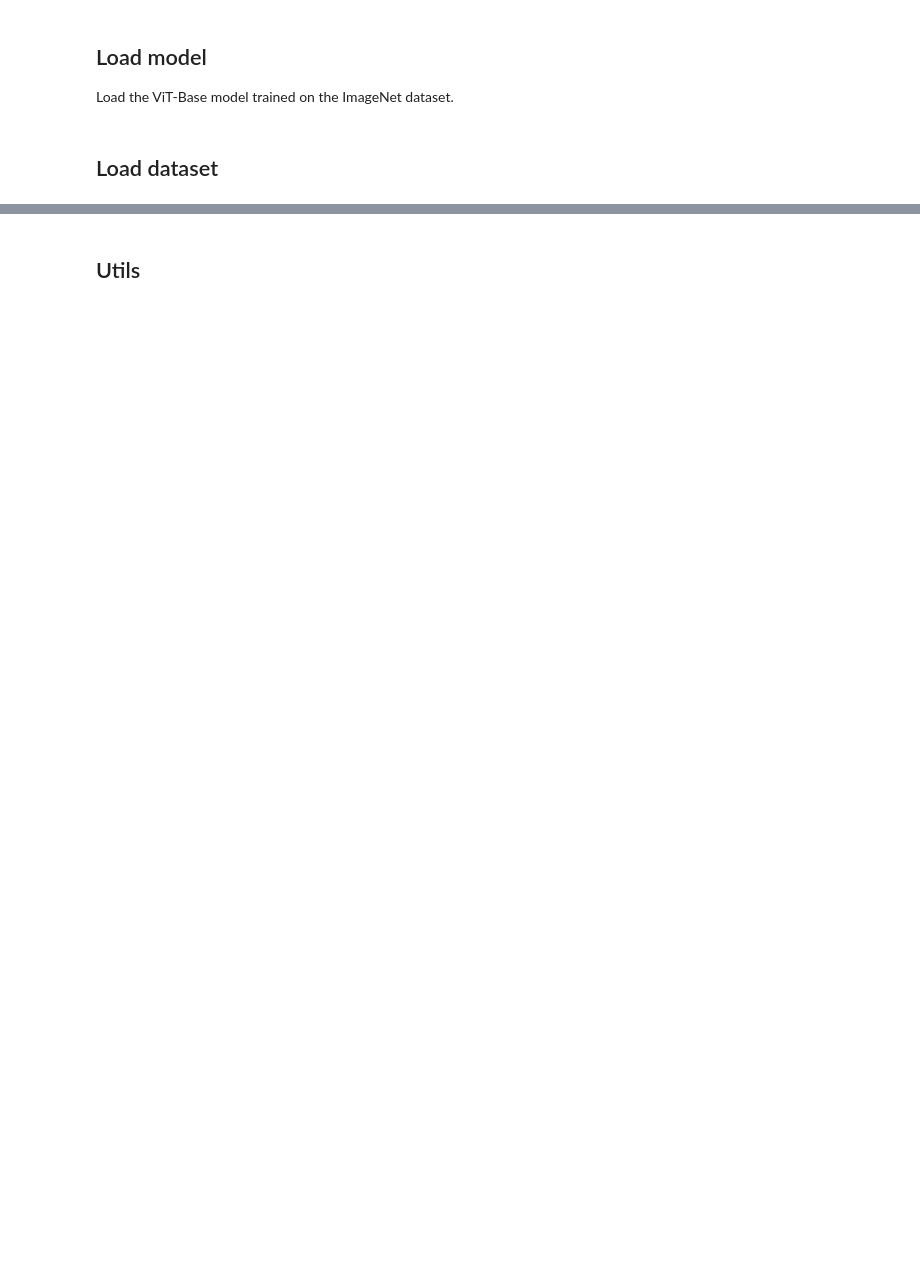
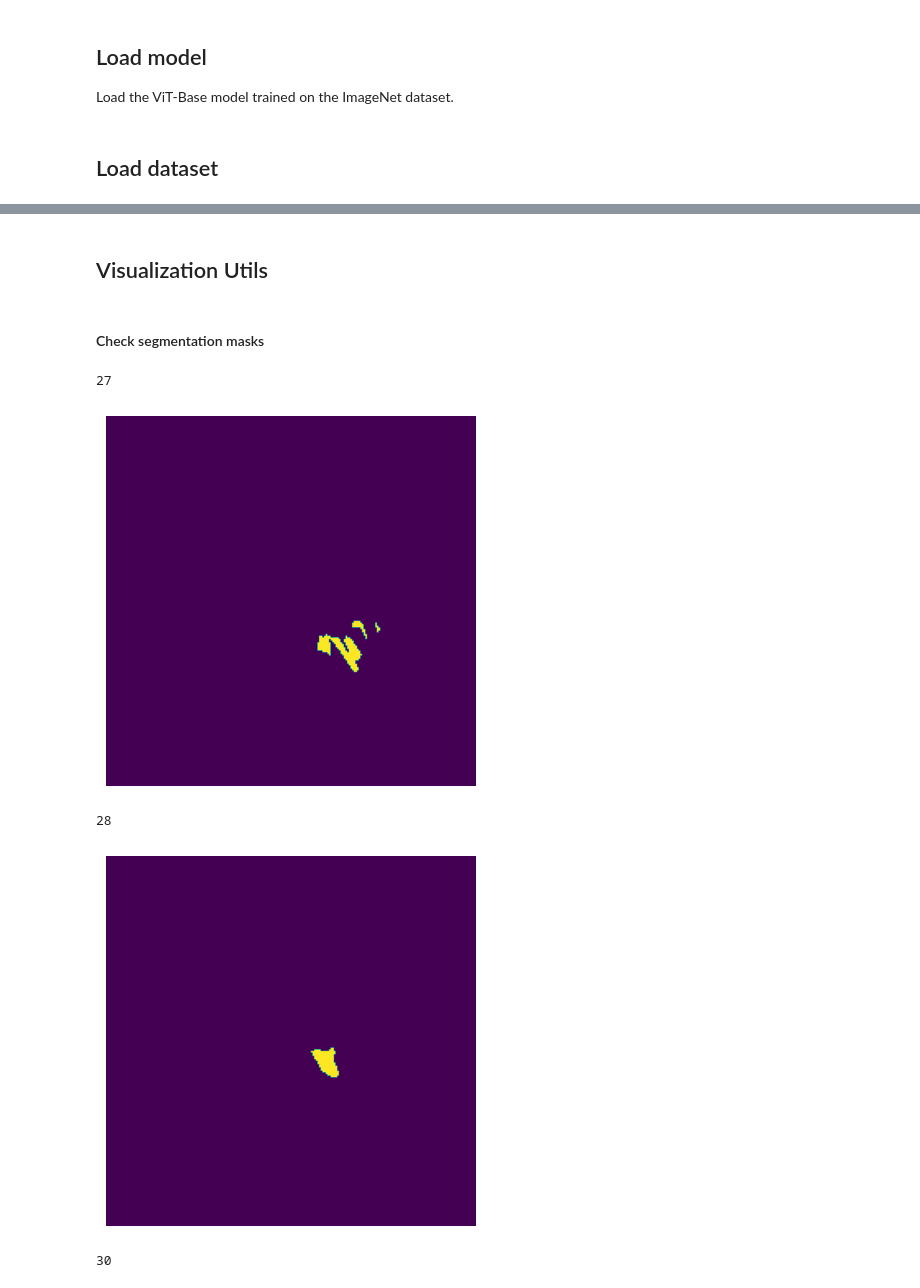
Before and after one commit to tschnake/Symbxai_retina, a Jupyter notebook: notebooks/symbXAI_rebuttal.ipynb, the cells around one changed output, grey strips where cells are left out. Drawn from its saved outputs; the diff is of its cells as text; code cells hidden in the pictures; blank space fills up the shorter version.

```diff
--- a/notebooks/symbXAI_rebuttal.ipynb
+++ b/notebooks/symbXAI_rebuttal.ipynb
@@ -413,3 +243,3 @@ from symb_xai.query_search.utils import comp_all_harsanyi_sst
 # %% [markdown]
-## Utils
+## Visualization Utils
 # %%
@@ -497,11 +436,21 @@ def color_masked_patches(image, masks, patch_size):
 
     plt.axis("off")
     plt.show()
+# %% [markdown]
+#### Check segmentation masks
 # %%
 masks = []
 patches_ids = []
 for idx in range(landmarks.shape[0]):
     if landmarks[idx].sum() > 0:
-        patch_ids = get_masked_patch_ids(image, landmarks[idx].numpy().astype(np.uint8), (16, 16))
-        patches_ids.append(patch_ids)
-        masks.append(landmarks[idx].numpy().astype(np.uint8))
+        masks.append(landmarks[idx].numpy().astype(np.bool_))
+        print(idx)
+        plt.imshow(landmarks[idx])
+        plt.axis('off')
+        plt.show()
+# %% [output]
+27
+[figure, added]
+28
+[figure, added]
+30
```
Also changed, not shown: parts of 38 cells of this notebook, 2 other files.
